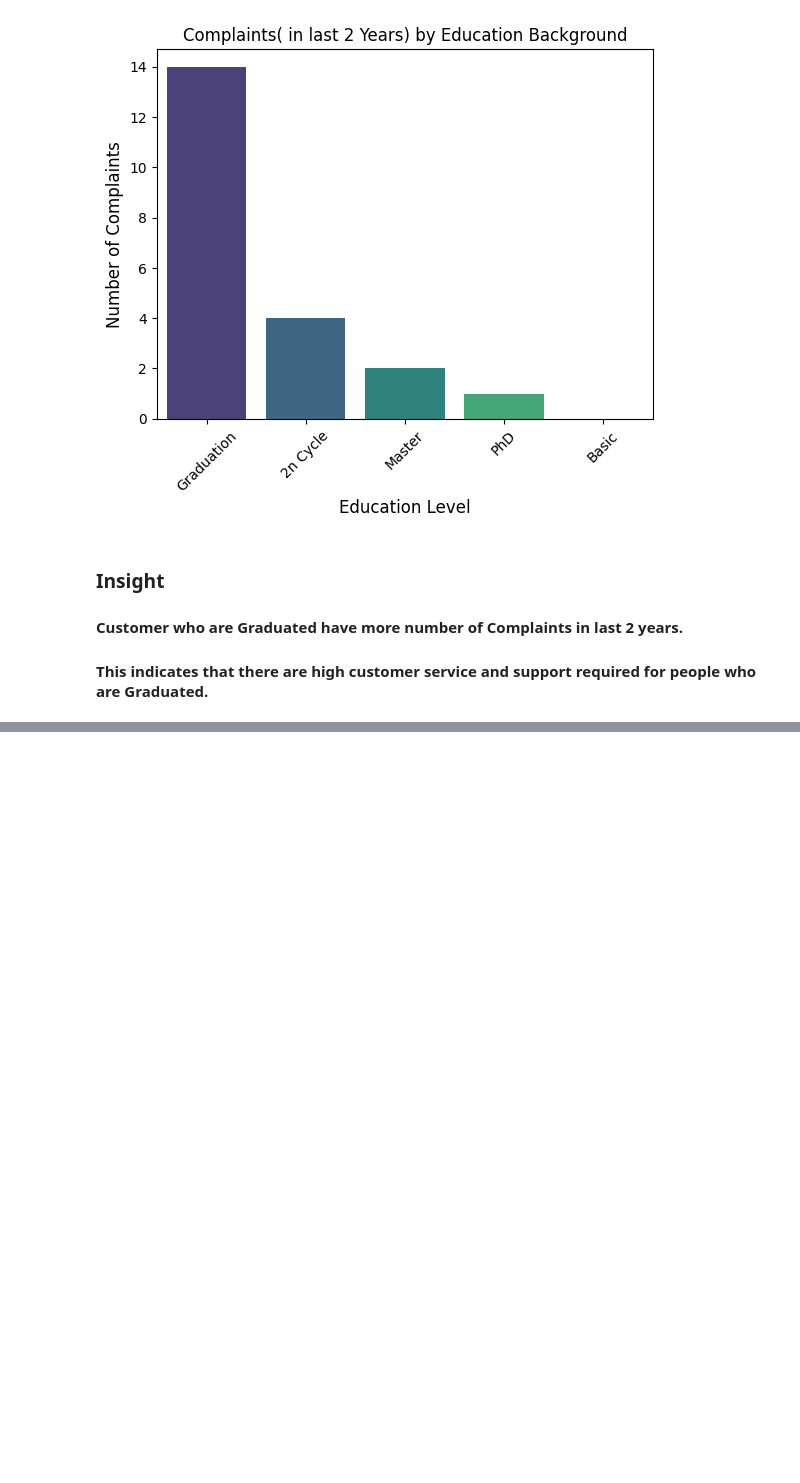
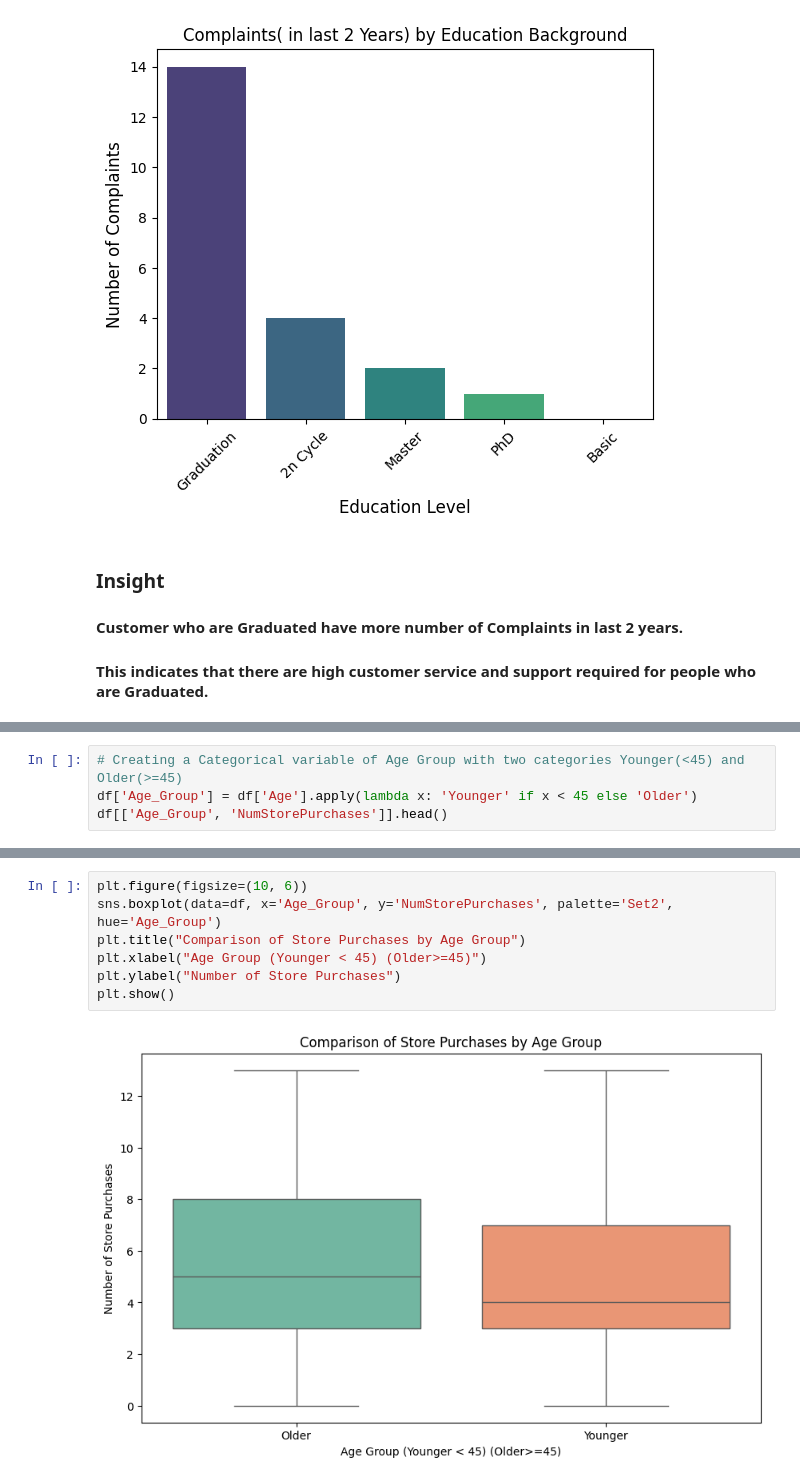
Before and after one commit to lalraviranjan/iitg_genAiMl, a Jupyter notebook: Applied-data-science-with-python/Marketing-Compaign/marketing-compaign-eda-feature-engineering.ipynb, the cells around one changed output, grey strips where cells are left out. Saved outputs shown, nothing was run; the diff lists cells and outputs as text; blank space fills up the shorter version.

```diff
--- a/Applied-data-science-with-python/Marketing-Compaign/marketing-compaign-eda-feature-engineering.ipynb
+++ b/Applied-data-science-with-python/Marketing-Compaign/marketing-compaign-eda-feature-engineering.ipynb
@@ -436,0 +479,4 @@ plt.show()
+# %%
+# Creating a Categorical variable of Age Group with two categories Younger(<45) and Older(>=45)
+df['Age_Group'] = df['Age'].apply(lambda x: 'Younger' if x < 45 else 'Older')
+df[['Age_Group', 'NumStorePurchases']].head()
@@ -436,0 +490,9 @@ plt.show()
+# %%
+plt.figure(figsize=(10, 6))
+sns.boxplot(data=df, x='Age_Group', y='NumStorePurchases', palette='Set2', hue='Age_Group')
+plt.title("Comparison of Store Purchases by Age Group")
+plt.xlabel("Age Group (Younger < 45) (Older>=45)")
+plt.ylabel("Number of Store Purchases")
+plt.show()
+# %% [output]
+[figure, added]
```
Also changed, not shown: parts of 13 cells of this notebook.
